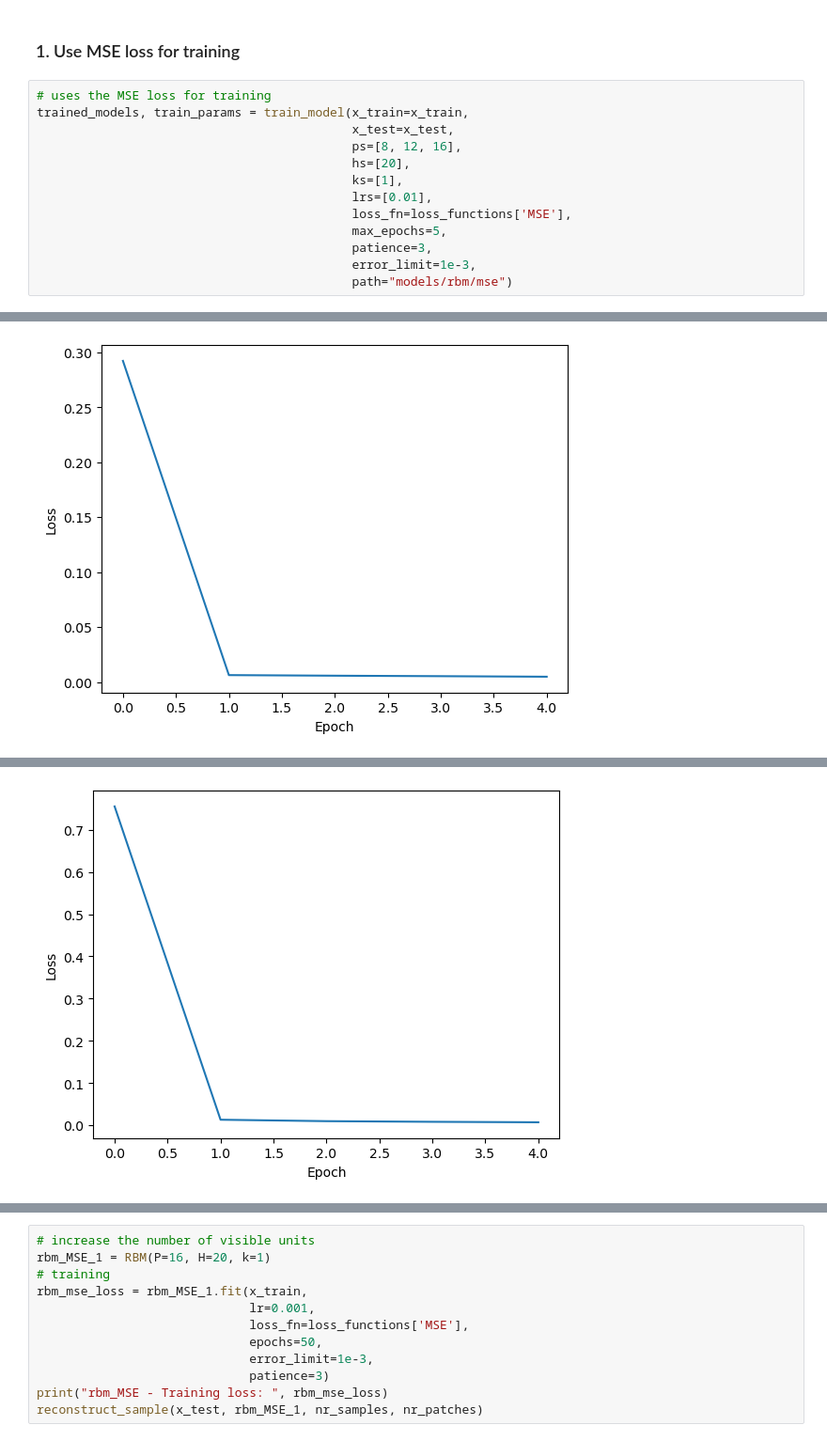
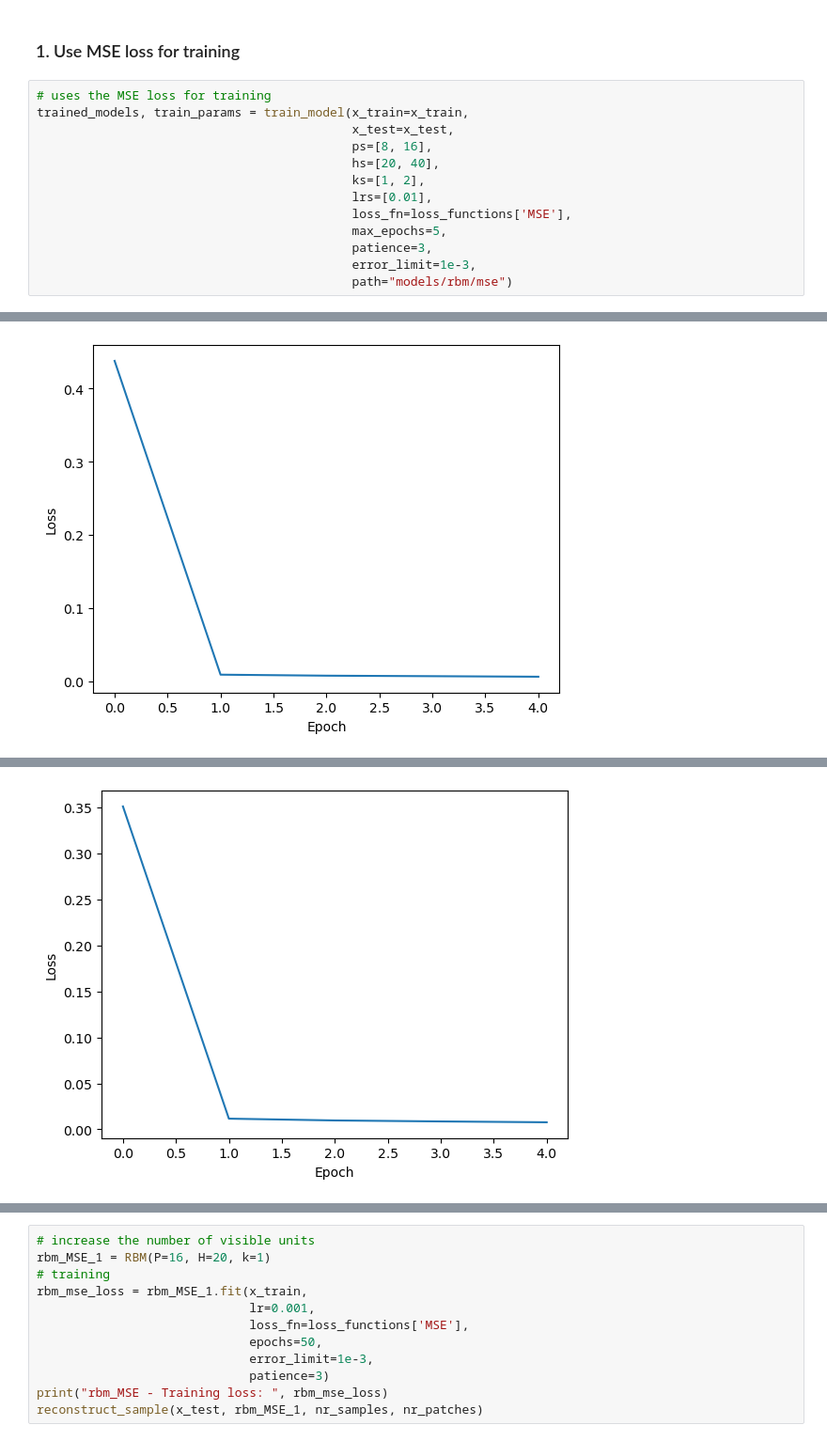
Before and after one commit to keresztesbeata/Unexpected-Obstacle-Detection, a Jupyter notebook: Simple_RBM.ipynb, the cells around one changed output, grey strips where cells are left out. Shown at 94% size. Cells and saved outputs as stored; diff of their text form.

```diff
--- a/Simple_RBM.ipynb
+++ b/Simple_RBM.ipynb
@@ -693,9 +693,9 @@ def evaluate_model(model, x_test, patch_size, nr_samples, nr_patches):
 # uses the MSE loss for training
 trained_models, train_params = train_model(x_train=x_train,
                                            x_test=x_test,
-                                           ps=[8, 12, 16],
-                                           hs=[20],
-                                           ks=[1],
+                                           ps=[8, 16],
+                                           hs=[20, 40],
+                                           ks=[1, 2],
                                            lrs=[0.01],
                                            loss_fn=loss_functions['MSE'],
                                            max_epochs=5,
@@ -717 +717 @@ Epoch:  4 , train loss: 0.00483613856904236
-[figure, old version]
+[figure, new version]
@@ -726 +726 @@ Epoch:  4 , train loss: 0.0070125174799111276
-[figure, old version]
+[figure, new version]
```
Also changed, not shown: parts of 3 cells of this notebook.
